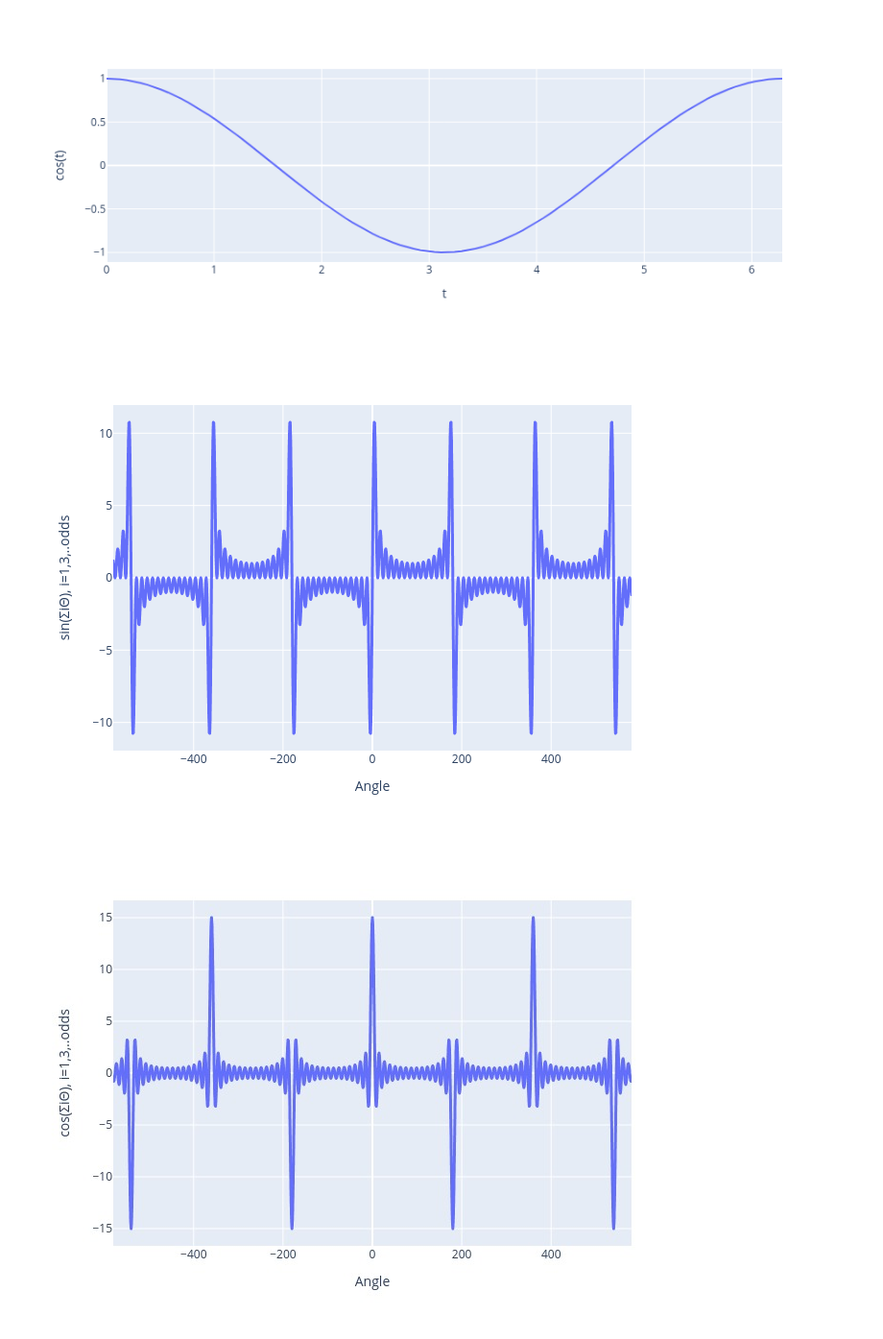
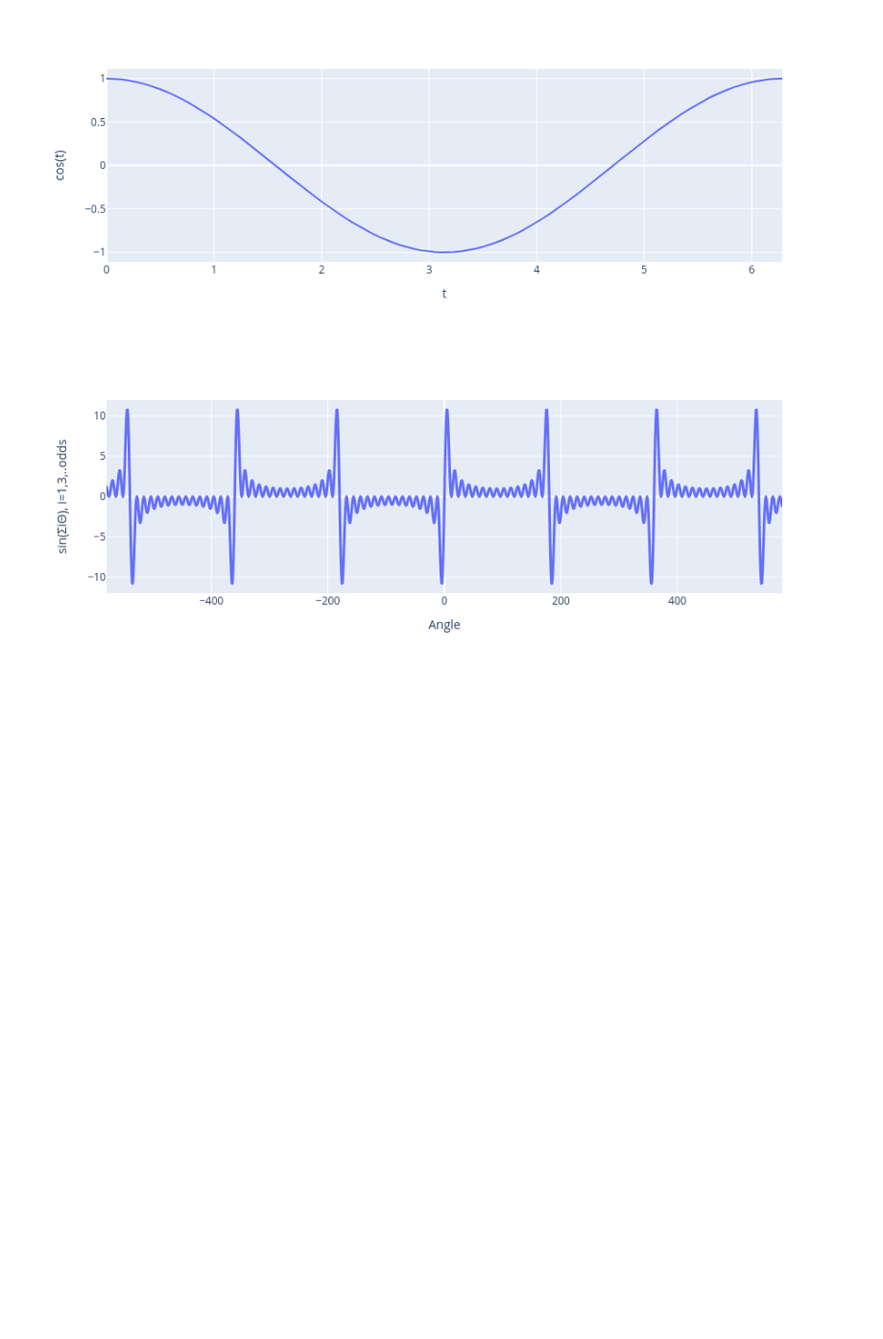
Before and after one commit to sampad95/python_and_jupyter-notebook_scripting, a Jupyter notebook: plotly/plotly_intro.ipynb, the cells around one changed output. Shown at 96% size. Drawn from its saved outputs; the diff is of its cells as text; code cells hidden in the pictures; blank space fills up the shorter version.

```diff
--- a/plotly/plotly_intro.ipynb
+++ b/plotly/plotly_intro.ipynb
@@ -44,36 +44,41 @@ cos_even_sum = sum(cos_even)
 # for axis in ['top','bottom','left','right']:
 #     ax.spines[axis].set_linewidth(3)
 # px.grid(linestyle='--')
 
 
 fig1 = px.line(x=x, y=sin_odd_sum, labels={'x':'Angle', 'y':'sin(ΣiΘ), i=1,3,..odds'})
 fig1.update_traces(line={'width': 3})
 
 fig2 = px.line(x=x, y=sin_even_sum, labels={'x':'Angle', 'y':'sin(ΣiΘ), i=2,4, ..evens'})
 fig2.update_traces(line={'width': 3})
 
 fig3 = px.line(x=x, y=cos_odd_sum, labels={'x':'Angle', 'y':'cos(ΣiΘ), i=1,3,..odds'})
 fig3.update_traces(line={'width': 3})
 
 fig4 = px.line(x=x, y=cos_even_sum, labels={'x':'Angle', 'y':'cos(ΣiΘ), i=2,4, ..evens'})
 fig4.update_traces(line={'width': 3})
 
 #r= list(range(0, -n-1, -90)) + list(range(0, n+1, 90))
 
 # plt.xticks([i for  i in r],
 #               labels = [str(i) for i in r] ,fontsize=15,fontweight='bold')
 
 # plt.yticks(fontsize=15,fontweight='bold')
 
 # fig1.show()
 # fig2.show()
 # fig3.show()
 # fig4.show()
 
-fig1.show('png')
-fig2.show('pdf')
-fig3.show('jpg')
-fig4.show('png')
+# fig1.show('png')
+# fig2.show('pdf')
+# fig3.show('jpg')
+# fig4.show('png')
+
+# import chart_studio.plotly as py
+# py.iplot(fig1)
+
+from plotly.offline import iplot
+iplot(fig1)
 # %% [output]
-[figure, old version]
+[figure, new version]
-[figure, removed]
```
Also changed, not shown: parts of 1 cell of this notebook.
